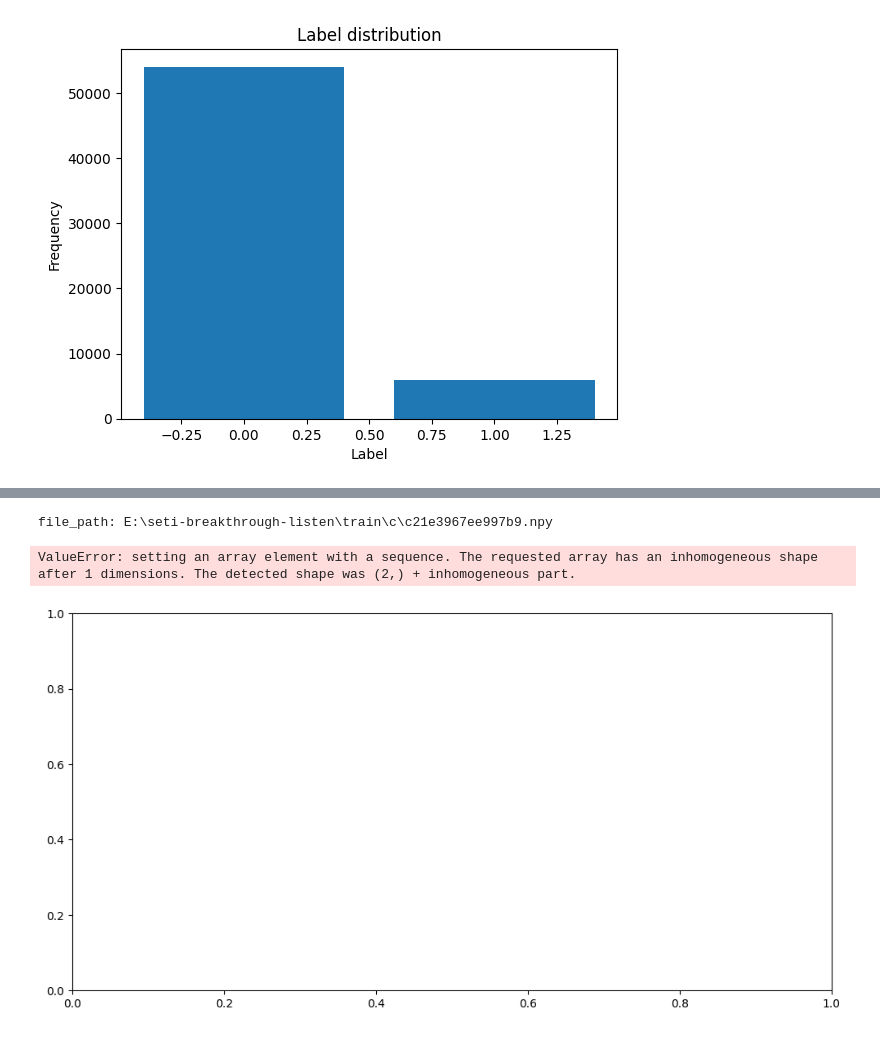
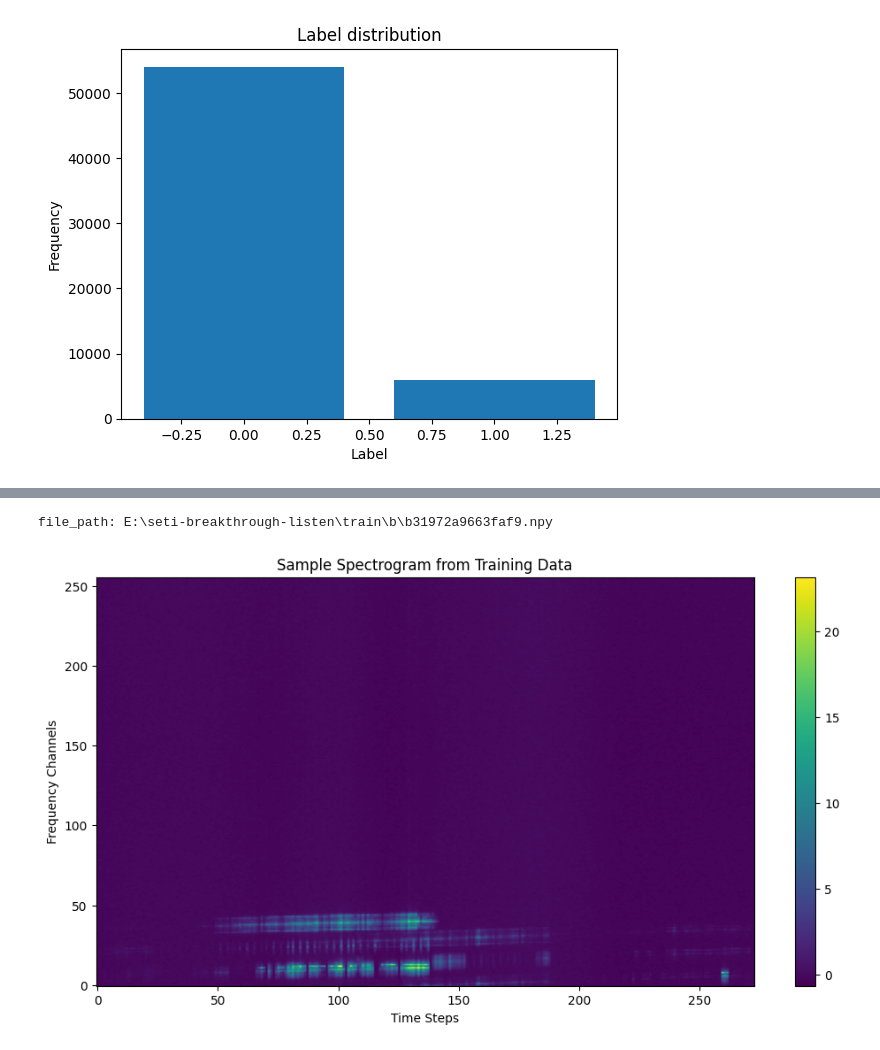
Before and after one commit to cbizz2050/seti-signals, a Jupyter notebook: src/exploratory_data_analysis.ipynb, the cells around one changed output, grey strips where cells are left out. Saved outputs shown, nothing was run; the diff lists cells and outputs as text; code cells hidden in the pictures.

```diff
--- a/src/exploratory_data_analysis.ipynb
+++ b/src/exploratory_data_analysis.ipynb
@@ -83,8 +78,7 @@ file_path: E:\seti-breakthrough-listen\train\0\00096524e6670d6.npy
-# %%
-# Plot a random spectrogram from the training data
-index = np.random.randint(len(train_dataset))
-plot_spectrogram(train_dataset[index], 'Sample Spectrogram from Training Data')
-# %% [output]
-file_path: E:\seti-breakthrough-listen\train\c\c21e3967ee997b9.npy
-ValueError: setting an array element with a sequence. The requested array has an inhomogeneous shape after 1 dimensions. The detected shape was (2,) + inhomogeneous part.
-[figure, removed]
+# %%
+index = np.random.randint(len(train_dataset))
+spectrogram, _ = train_dataset[index]  # Get the spectrogram and ignore the label
+plot_spectrogram(spectrogram[0], 'Sample Spectrogram from Training Data')  # Display the first channel of the spectrogram
+# %% [output]
+file_path: E:\seti-breakthrough-listen\train\b\b31972a9663faf9.npy
+[figure, added]
```
Also changed, not shown: parts of 2 cells of this notebook.
